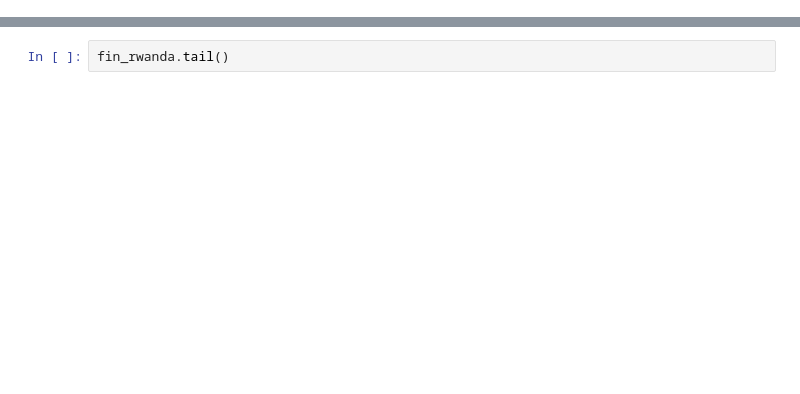
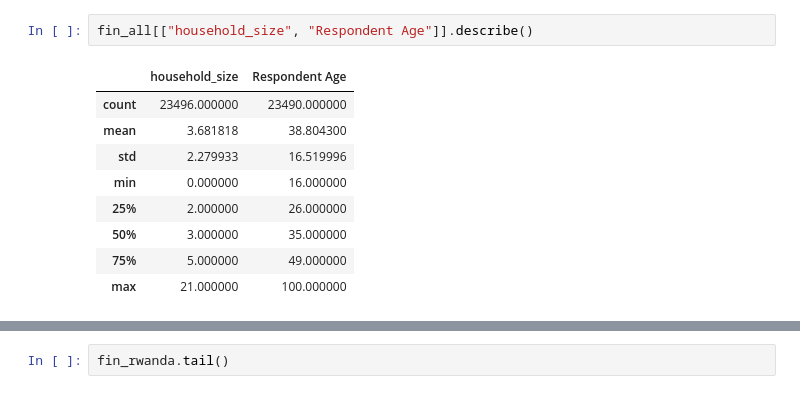
Before and after one commit to yves-moringa/CoreIpWk2, a Jupyter notebook: Moringa_Data_Science_Core_W2_Independent_Project_2022_03_Yves_Havugimana_Python_Notebook.ipynb, the cells around one changed output, grey strips where cells are left out. Cells and saved outputs as stored; diff of their text form; blank space fills up the shorter version.

```diff
--- a/Moringa_Data_Science_Core_W2_Independent_Project_2022_03_Yves_Havugimana_Python_Notebook.ipynb
+++ b/Moringa_Data_Science_Core_W2_Independent_Project_2022_03_Yves_Havugimana_Python_Notebook.ipynb
@@ -62,2 +136,14 @@ fin_all[fin_all["country"].isnull() == True]
+# %%
+fin_all[["household_size", "Respondent Age"]].describe()
+# %% [output]
+|  | household_size | Respondent Age |
+| count | 23496.000000 | 23490.000000 |
+| mean | 3.681818 | 38.804300 |
+| std | 2.279933 | 16.519996 |
+| min | 0.000000 | 16.000000 |
+| 25% | 2.000000 | 26.000000 |
+| 50% | 3.000000 | 35.000000 |
+| 75% | 5.000000 | 49.000000 |
+| max | 21.000000 | 100.000000 |
 # %%
 fin_rwanda = fin_all[fin_all["country"]=="Rwanda"]
```
Also changed, not shown: parts of 18 cells of this notebook.
